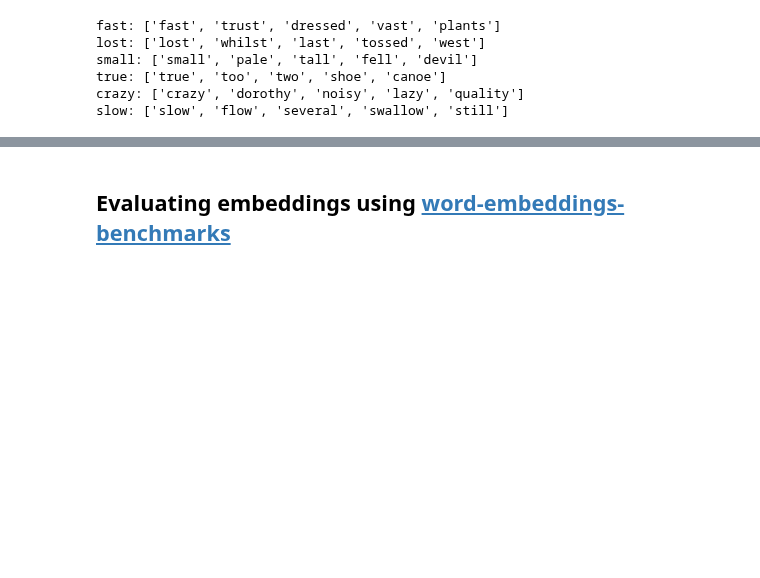
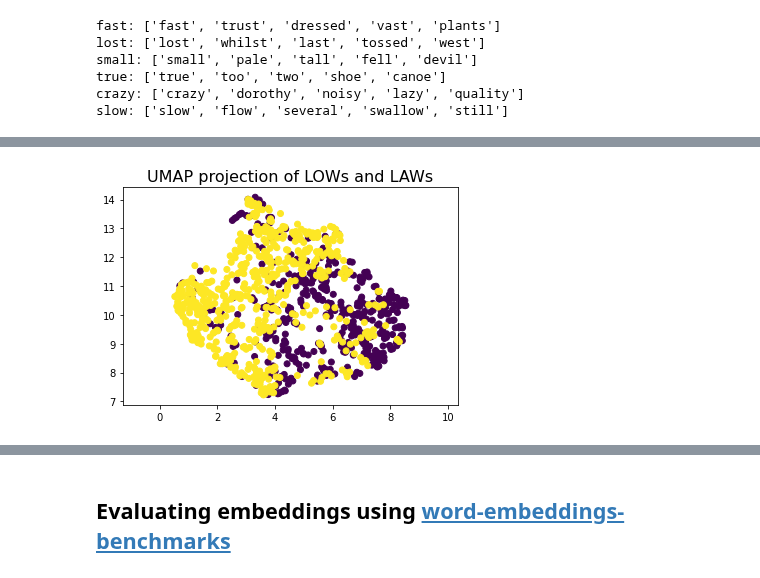
Before and after one commit to earthspecies/audio-embeddings, a Jupyter notebook: 25_encoder_softmax_speech2vec_vocab_subset_of_data.ipynb, the cells around one changed output, grey strips where cells are left out. Cells and saved outputs as stored; diff of their text form; code cells hidden in the pictures; blank space fills up the shorter version.

```diff
--- a/25_encoder_softmax_speech2vec_vocab_subset_of_data.ipynb
+++ b/25_encoder_softmax_speech2vec_vocab_subset_of_data.ipynb
@@ -244,0 +280,4 @@ slow: ['slow', 'flow', 'several', 'swallow', 'still']
+# %%
+plot_embeddings_for('LOW', 'LAW')
+# %% [output]
+[figure, added]
```
Also changed, not shown: parts of 13 cells of this notebook.
